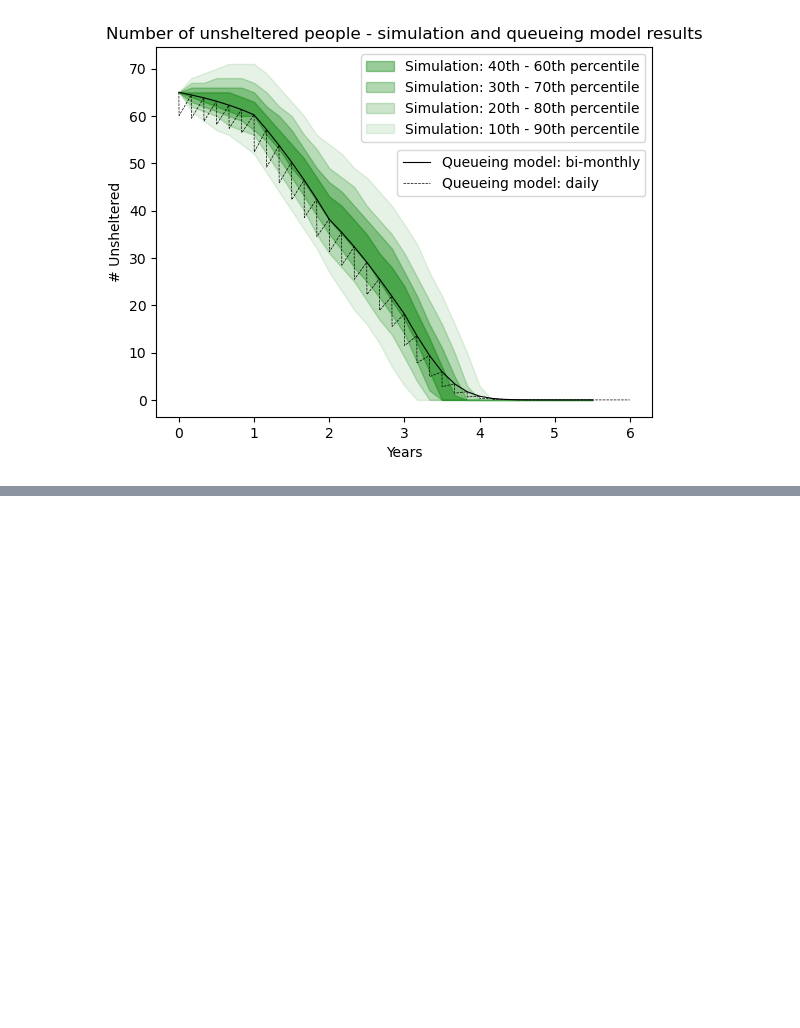
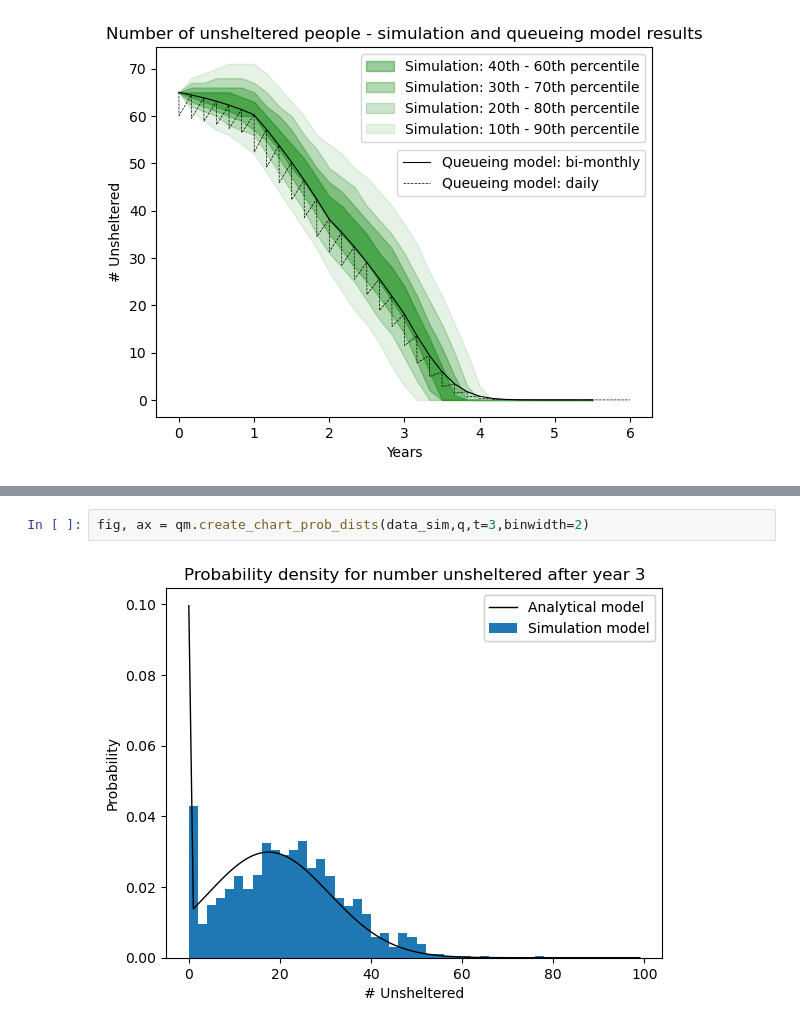
Before and after one commit to grahamburgess3/homeless_services, a Jupyter notebook: test_queueing_model.ipynb, the cells around one changed output, grey strips where cells are left out. Drawn from its saved outputs; the diff is of its cells as text; blank space fills up the shorter version.

```diff
--- a/test_queueing_model.ipynb
+++ b/test_queueing_model.ipynb
@@ -256,0 +269,4 @@ fig, ax = qm.create_fanchart(data_sim, data_q, q)
+# %%
+fig, ax = qm.create_chart_prob_dists(data_sim,q,t=3,binwidth=2)
+# %% [output]
+[figure, added]
```
Also changed, not shown: parts of 5 cells of this notebook, 1 other file.
